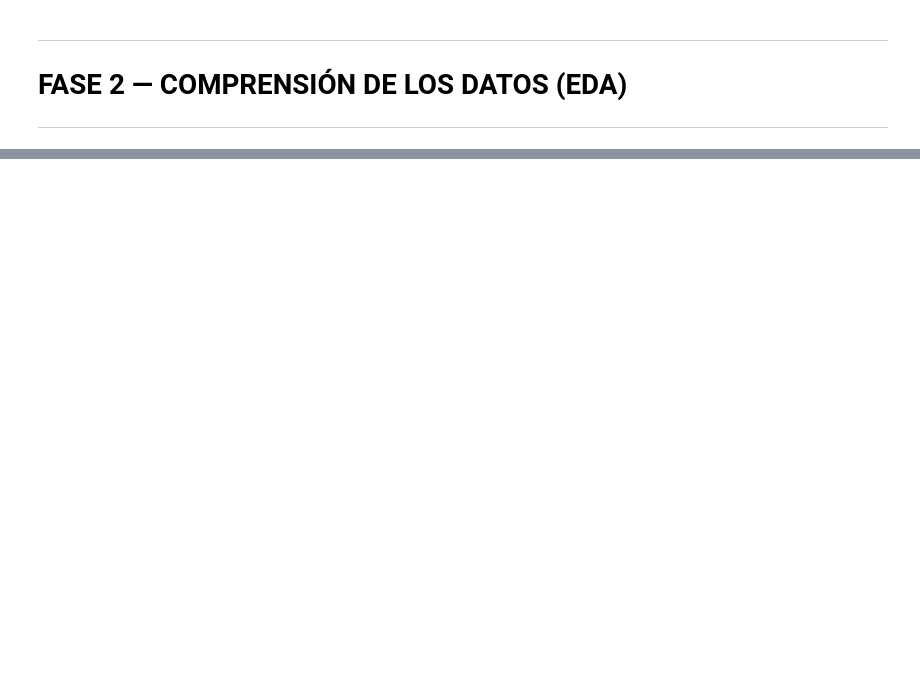
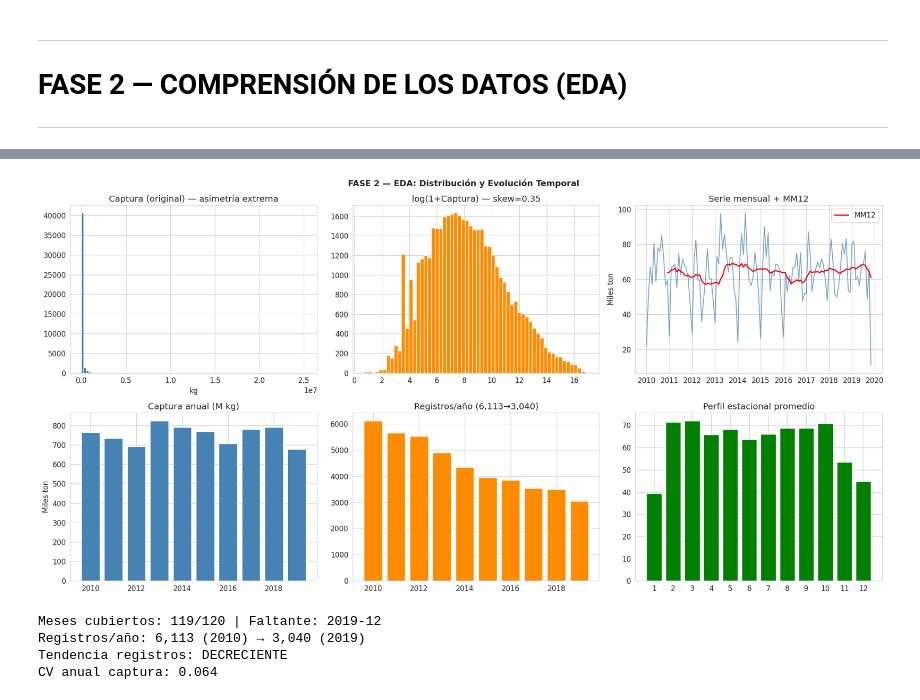
Before and after one commit to brandonOrellana/Trabajo_Integrador_Grupo_6, a Jupyter notebook: Trabajo_Integrador_Grupo_6.ipynb, the cells around one changed output, grey strips where cells are left out. Cells and saved outputs as stored; diff of their text form; code cells hidden in the pictures; blank space fills up the shorter version.

```diff
--- a/Trabajo_Integrador_Grupo_6.ipynb
+++ b/Trabajo_Integrador_Grupo_6.ipynb
@@ -2162,0 +203,62 @@ print(f"""
+# %%
+# =============================================================
+# CELDA 2 — EDA: DISTRIBUCIÓN Y EVOLUCIÓN TEMPORAL
+# =============================================================
+df['fecha'] = pd.to_datetime(df['fecha'], format='%Y-%m')
+df['anio'] = df['fecha'].dt.year
+df['mes'] = df['fecha'].dt.month
+df['trimestre'] = df['fecha'].dt.quarter
+
+fig, axes = plt.subplots(2, 3, figsize=(20, 10))
+
+# A) Histograma original
+axes[0,0].hist(df['captura'], bins=100, color='steelblue', edgecolor='white')
+axes[0,0].set_title('Captura (original) — asimetría extrema')
+axes[0,0].set_xlabel('kg')
+
+# B) Histograma log
+log_captura = np.log1p(df['captura'])
+axes[0,1].hist(log_captura, bins=60, color='darkorange', edgecolor='white')
+axes[0,1].set_title(f'log(1+Captura) — skew={log_captura.skew():.2f}')
+
+# C) Serie mensual
+serie_mensual = df.groupby('fecha')['captura'].sum() / 1e6
+axes[0,2].plot(serie_mensual.index, serie_mensual.values, color='steelblue', alpha=0.7)
+axes[0,2].plot(serie_mensual.rolling(12).mean().index,
+               serie_mensual.rolling(12).mean().values, color='red', lw=2, label='MM12')
+axes[0,2].set_title('Serie mensual + MM12')
+axes[0,2].set_ylabel('Miles ton')
+axes[0,2].legend()
+
+# D) Volumen anual
+vol_anual = df.groupby('anio')['captura'].sum() / 1e6
+axes[1,0].bar(vol_anual.index, vol_anual.values, color='steelblue')
+axes[1,0].set_title('Captura anual (M kg)')
+axes[1,0].set_ylabel('Miles ton')
+
+# E) Registros por año
+reg_anual = df.groupby('anio').size()
+axes[1,1].bar(reg_anual.index, reg_anual.values, color='darkorange')
+axes[1,1].set_title(f'Registros/año ({reg_anual.iloc[0]:,}→{reg_anual.iloc[-1]:,})')
+
+# F) Perfil estacional
+perfil = df.groupby('mes')['captura'].sum() / df['anio'].nunique() / 1e6
+axes[1,2].bar(perfil.index, perfil.values, color='green')
+axes[1,2].set_title('Perfil estacional promedio')
+axes[1,2].set_xticks(range(1,13))
+
+plt.suptitle('FASE 2 — EDA: Distribución y Evolución Temporal', fontsize=14, fontweight='bold')
+plt.tight_layout()
+plt.show()
+
+meses_reales = df['fecha'].dt.to_period('M').nunique()
+print(f"Meses cubiertos: {meses_reales}/120 | Faltante: 2019-12")
+print(f"Registros/año: {reg_anual.iloc[0]:,} (2010) → {reg_anual.iloc[-1]:,} (2019)")
+print(f"Tendencia registros: {'DECRECIENTE' if reg_anual.iloc[-1] < reg_anual.iloc[0] else 'CRECIENTE'}")
+print(f"CV anual captura: {vol_anual.std()/vol_anual.mean():.3f}")
+# %% [output]
+[figure, added]
+Meses cubiertos: 119/120 | Faltante: 2019-12
+Registros/año: 6,113 (2010) → 3,040 (2019)
+Tendencia registros: DECRECIENTE
+CV anual captura: 0.064
```
Also changed, not shown: parts of 46 cells of this notebook, 1 other file.
